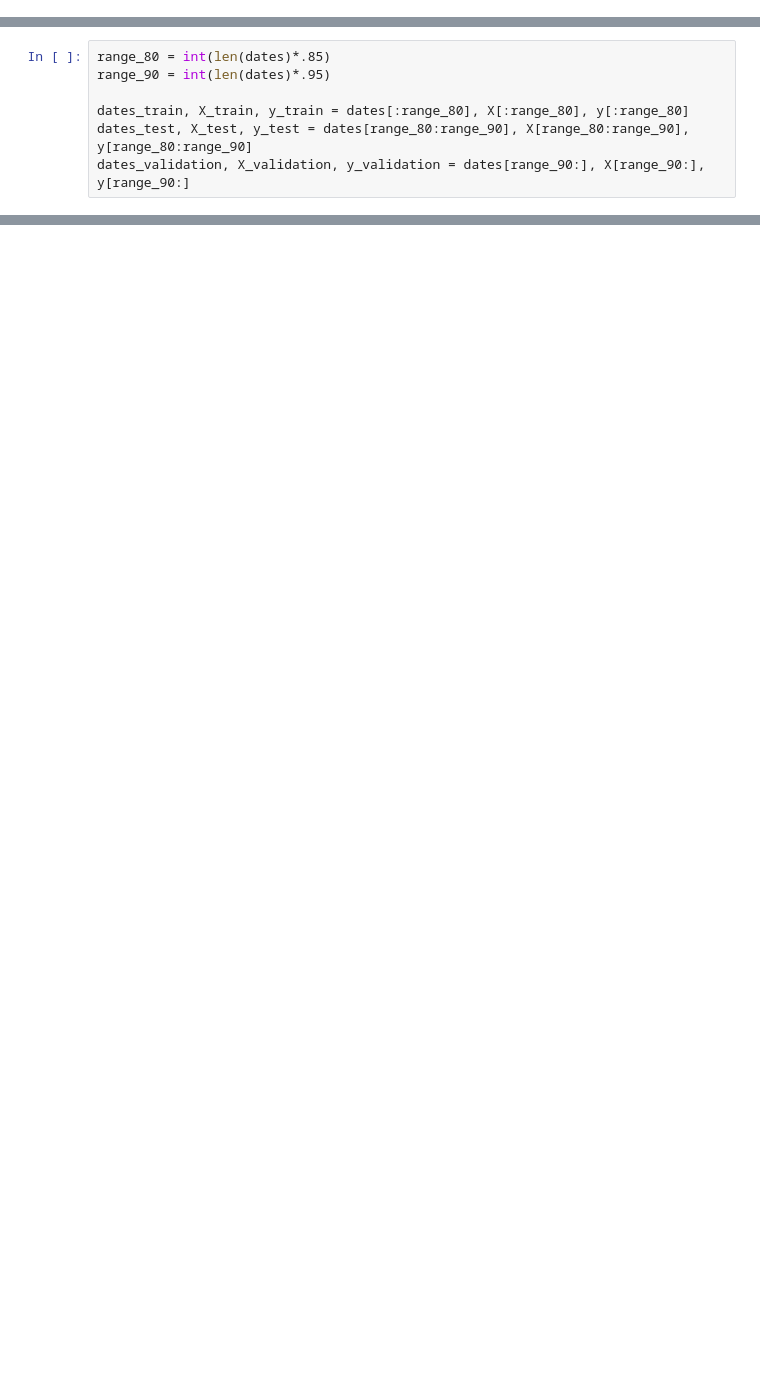
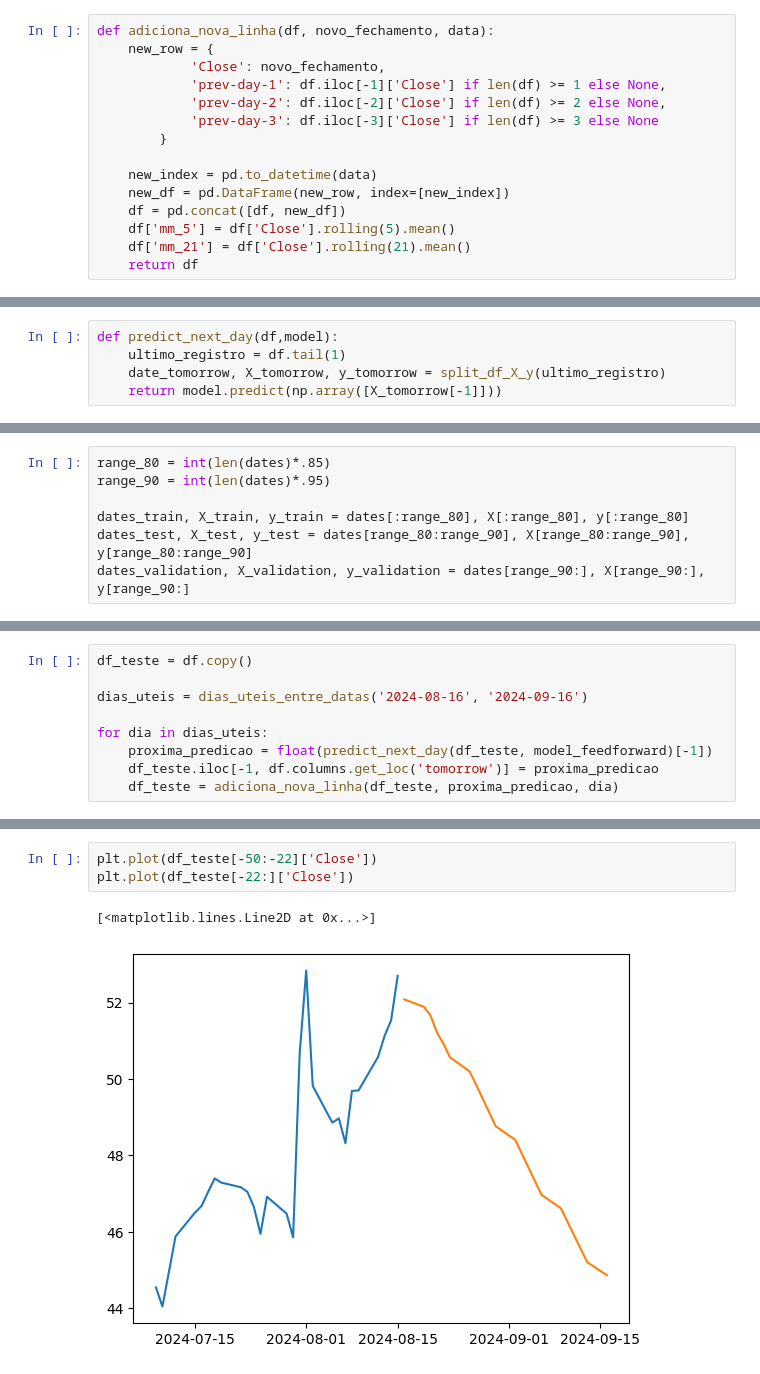
Before and after one commit to tcc-previsao-energia/ml-models, a Jupyter notebook: modelos/redes-neurais/testes_rn_gerais2.ipynb, the cells around one changed output, grey strips where cells are left out. Cells and saved outputs as stored; diff of their text form; blank space fills up the shorter version.

Commit message:
feat: funcao de predicao iterativa

```diff
--- a/modelos/redes-neurais/testes_rn_gerais2.ipynb
+++ b/modelos/redes-neurais/testes_rn_gerais2.ipynb
@@ -60,3 +49,18 @@ DatetimeIndex(['2000-01-31', '2000-02-01', '2000-02-02', '2000-02-03',
+# %%
+def adiciona_nova_linha(df, novo_fechamento, data):
+    new_row = {
+            'Close': novo_fechamento,
+            'prev-day-1': df.iloc[-1]['Close'] if len(df) >= 1 else None,
+            'prev-day-2': df.iloc[-2]['Close'] if len(df) >= 2 else None,
+            'prev-day-3': df.iloc[-3]['Close'] if len(df) >= 3 else None
+        }
+
+    new_index = pd.to_datetime(data)
+    new_df = pd.DataFrame(new_row, index=[new_index])
+    df = pd.concat([df, new_df])
+    df['mm_5'] = df['Close'].rolling(5).mean()
+    df['mm_21'] = df['Close'].rolling(21).mean()
+    return df
 # %%
 def train_model_lstm(X_train, y_train, X_test, y_test):
     model = Sequential([layers.Input((6,1)),
@@ -119,3 +123,8 @@ def predict_tomorrow(model):
     last_day = get_data_ticker(EMPRESA, period='1mo') # Buscando um mes de dados pois as vezes quando coloco '1d' vem vazio :(
     date_tomorrow, X_tomorrow, y_tomorrow = split_df_X_y(last_day)
     return model.predict(np.array([X_tomorrow[-1]]))
+# %%
+def predict_next_day(df,model):
+    ultimo_registro = df.tail(1)
+    date_tomorrow, X_tomorrow, y_tomorrow = split_df_X_y(ultimo_registro)
+    return model.predict(np.array([X_tomorrow[-1]]))
@@ -278,0 +299,9 @@ plt.legend()
+# %%
+df_teste = df.copy()
+
+dias_uteis = dias_uteis_entre_datas('2024-08-16', '2024-09-16')
+
+for dia in dias_uteis:
+    proxima_predicao = float(predict_next_day(df_teste, model_feedforward)[-1])
+    df_teste.iloc[-1, df.columns.get_loc('tomorrow')] = proxima_predicao
+    df_teste = adiciona_nova_linha(df_teste, proxima_predicao, dia)
@@ -278,0 +326,6 @@ plt.legend()
+# %%
+plt.plot(df_teste[-50:-22]['Close'])
+plt.plot(df_teste[-22:]['Close'])
+# %% [output]
+[<matplotlib.lines.Line2D at 0x...>]
+[figure, added]
```
Also changed, not shown: parts of 23 cells of this notebook, 2 other files.
